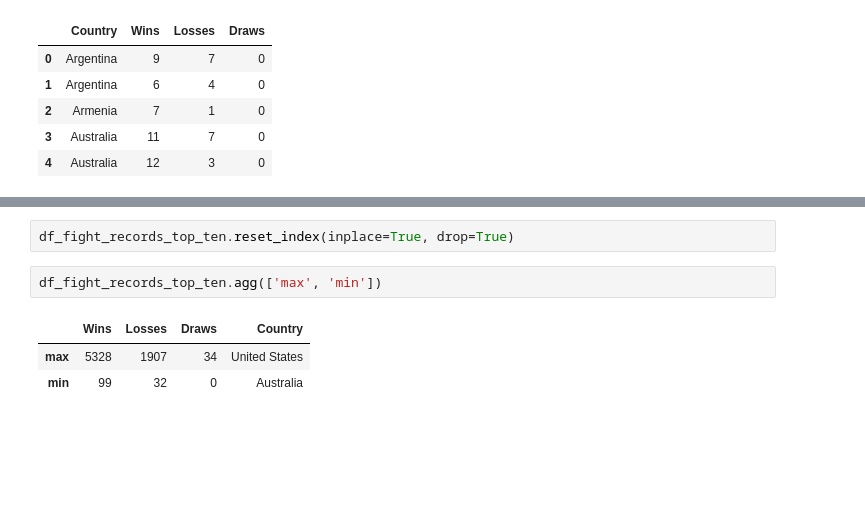
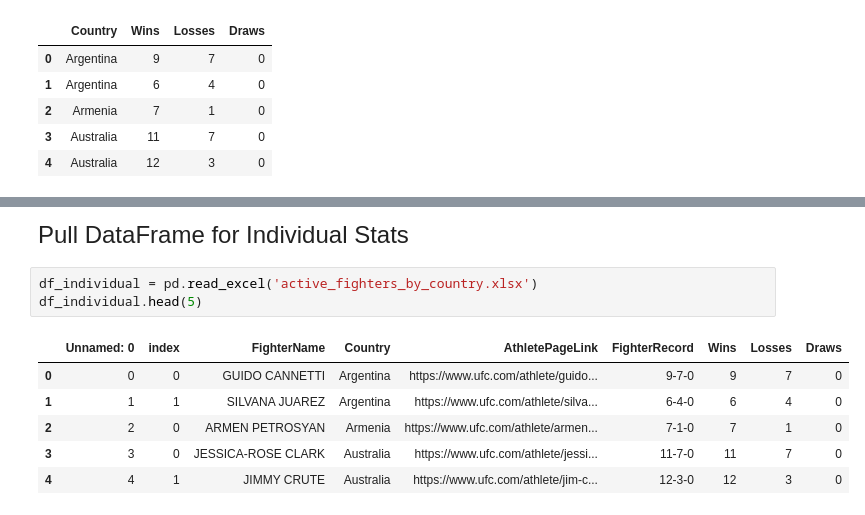
Before and after one commit to Vazquez-Michael-V/ufc_stats, a Jupyter notebook: ufc_charts.ipynb, the cells around one changed output, grey strips where cells are left out. Cells and saved outputs as stored; diff of their text form; blank space fills up the shorter version.

```diff
--- a/ufc_charts.ipynb
+++ b/ufc_charts.ipynb
@@ -178,8 +118,12 @@ df_fight_records_top_ten.head(10)
-# %%
-df_fight_records_top_ten.reset_index(inplace=True, drop=True)
-# %%
-df_fight_records_top_ten.agg(['max', 'min'])
-# %% [output]
-|  | Wins | Losses | Draws | Country |
-| max | 5328 | 1907 | 34 | United States |
-| min | 99 | 32 | 0 | Australia |
+# %% [markdown]
+<font size="5">Pull DataFrame for Individual Stats</font>
+# %%
+df_individual = pd.read_excel('active_fighters_by_country.xlsx')
+df_individual.head(5)
+# %% [output]
+|  | Unnamed: 0 | index | FighterName | Country | AthletePageLink | FighterRecord | Wins | Losses | Draws |
+| 0 | 0 | 0 | GUIDO CANNETTI | Argentina | https://www.ufc.com/athlete/guido... | 9-7-0 | 9 | 7 | 0 |
+| 1 | 1 | 1 | SILVANA JUAREZ | Argentina | https://www.ufc.com/athlete/silva... | 6-4-0 | 6 | 4 | 0 |
+| 2 | 2 | 0 | ARMEN PETROSYAN | Armenia | https://www.ufc.com/athlete/armen... | 7-1-0 | 7 | 1 | 0 |
+| 3 | 3 | 0 | JESSICA-ROSE CLARK | Australia | https://www.ufc.com/athlete/jessi... | 11-7-0 | 11 | 7 | 0 |
+| 4 | 4 | 1 | JIMMY CRUTE | Australia | https://www.ufc.com/athlete/jim-c... | 12-3-0 | 12 | 3 | 0 |
```
Also changed, not shown: parts of 10 cells of this notebook.
